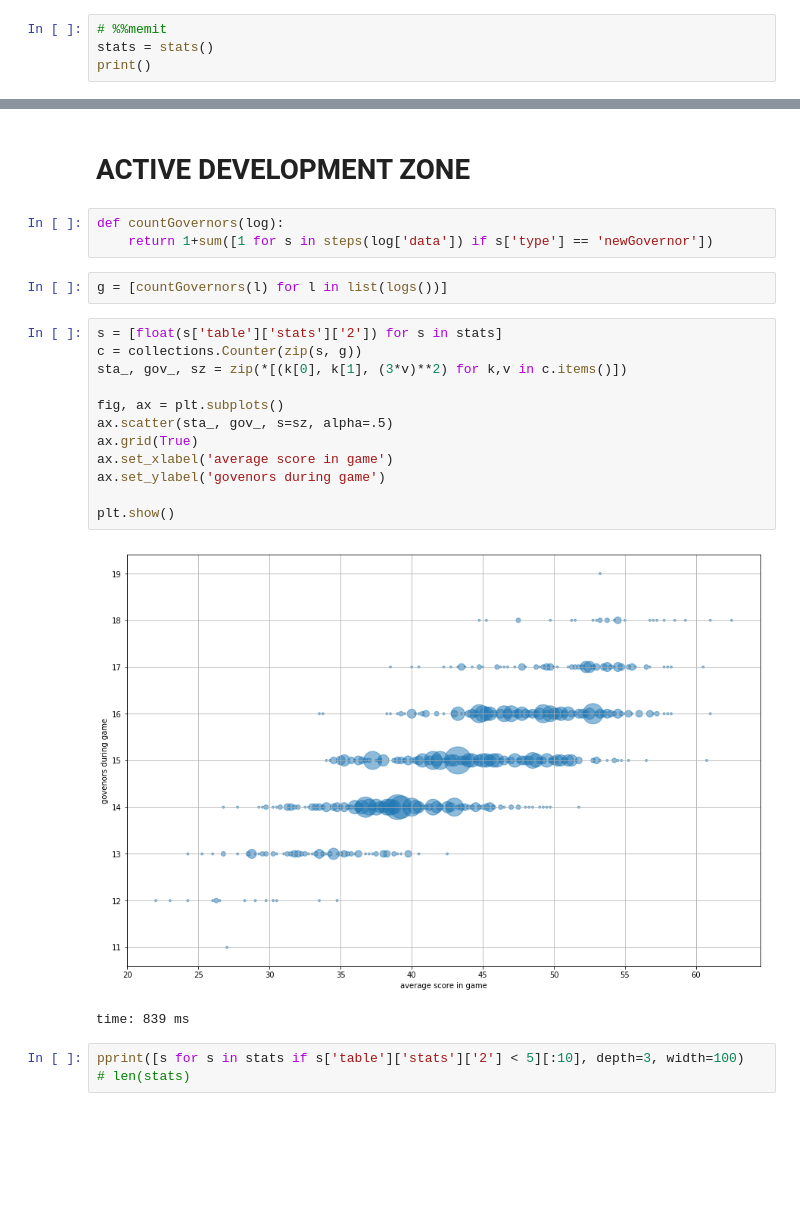
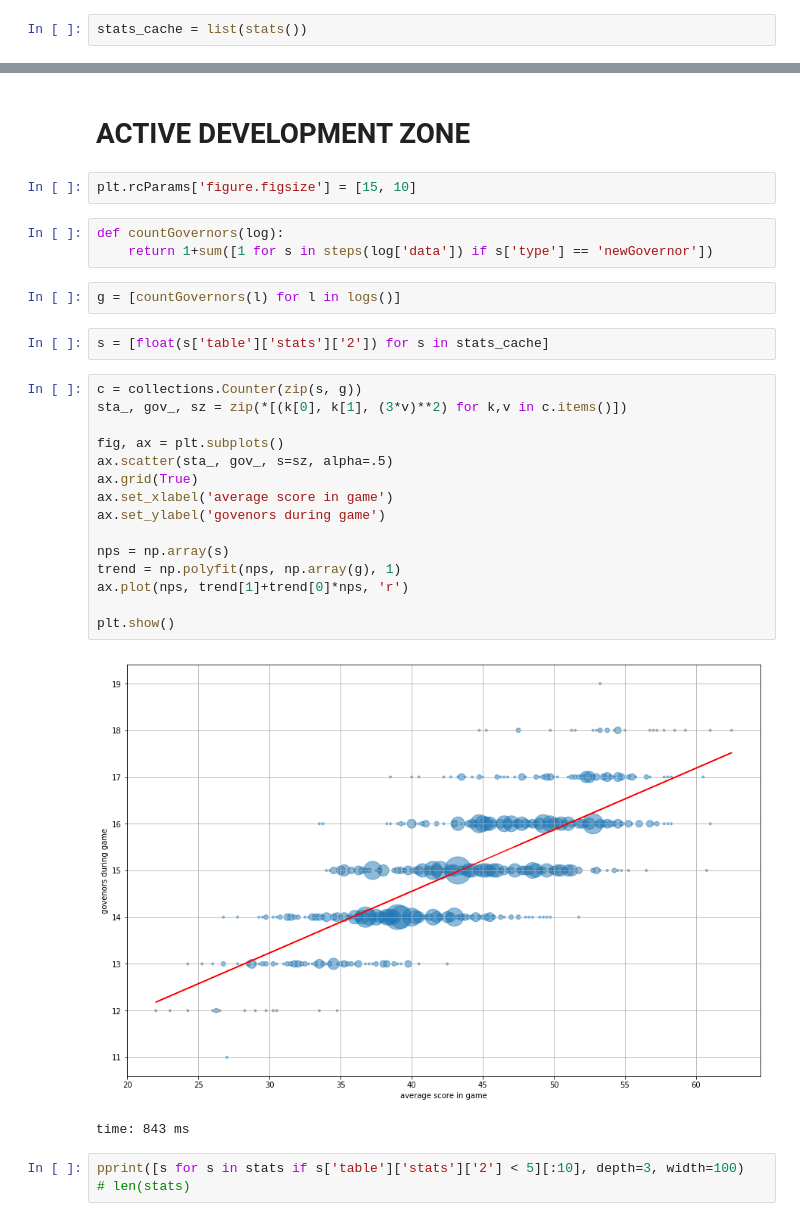
Before and after one commit to xiwix/binder, a Jupyter notebook: bga.puertorico.analyze.ipynb, the cells around one changed output, grey strips where cells are left out. Saved outputs shown, nothing was run; the diff lists cells and outputs as text; blank space fills up the shorter version.

```diff
--- a/bga.puertorico.analyze.ipynb
+++ b/bga.puertorico.analyze.ipynb
@@ -205,7 +223,5 @@ logs  = lambda: list(collect_data(with_progress(games[:sz], sz), get_logs))
-# %%
-# %%memit
-stats = stats()
-print()
+# %%
+stats_cache = list(stats())
 # %%
 f = games[1]
 data1 = load_from_json_file(f)
@@ -214,26 +230,33 @@ stat = game_log[-1]['data'][-2]['args']['args']
 JSON(stat)
 # %% [markdown]
 # ACTIVE DEVELOPMENT ZONE
+# %%
+plt.rcParams['figure.figsize'] = [15, 10]
 # %%
 def countGovernors(log):
     return 1+sum([1 for s in steps(log['data']) if s['type'] == 'newGovernor'])
 # %%
-g = [countGovernors(l) for l in list(logs())]
+g = [countGovernors(l) for l in logs()]
+# %%
+s = [float(s['table']['stats']['2']) for s in stats_cache]
 # %%
-s = [float(s['table']['stats']['2']) for s in stats]
 c = collections.Counter(zip(s, g))
 sta_, gov_, sz = zip(*[(k[0], k[1], (3*v)**2) for k,v in c.items()])
 
 fig, ax = plt.subplots()
 ax.scatter(sta_, gov_, s=sz, alpha=.5)
 ax.grid(True)
 ax.set_xlabel('average score in game')
 ax.set_ylabel('govenors during game')
 
+nps = np.array(s)
+trend = np.polyfit(nps, np.array(g), 1)
+ax.plot(nps, trend[1]+trend[0]*nps, 'r')
+
 plt.show()
 # %% [output]
-[figure, old version]
+[figure, new version]
-time: 839 ms
+time: 843 ms
 # %%
 pprint([s for s in stats if s['table']['stats']['2'] < 5][:10], depth=3, width=100)
 # len(stats)
```
Also changed, not shown: parts of 10 cells of this notebook, 1 other file.
